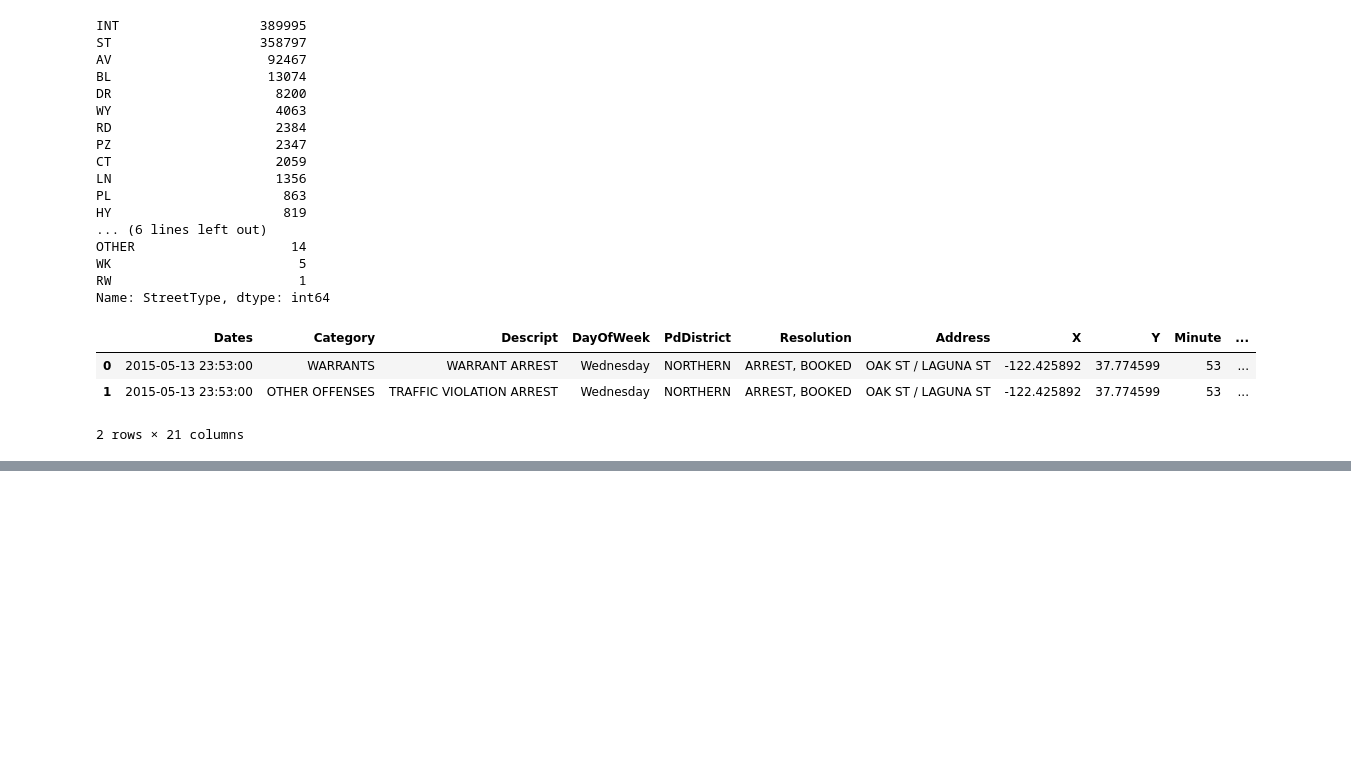
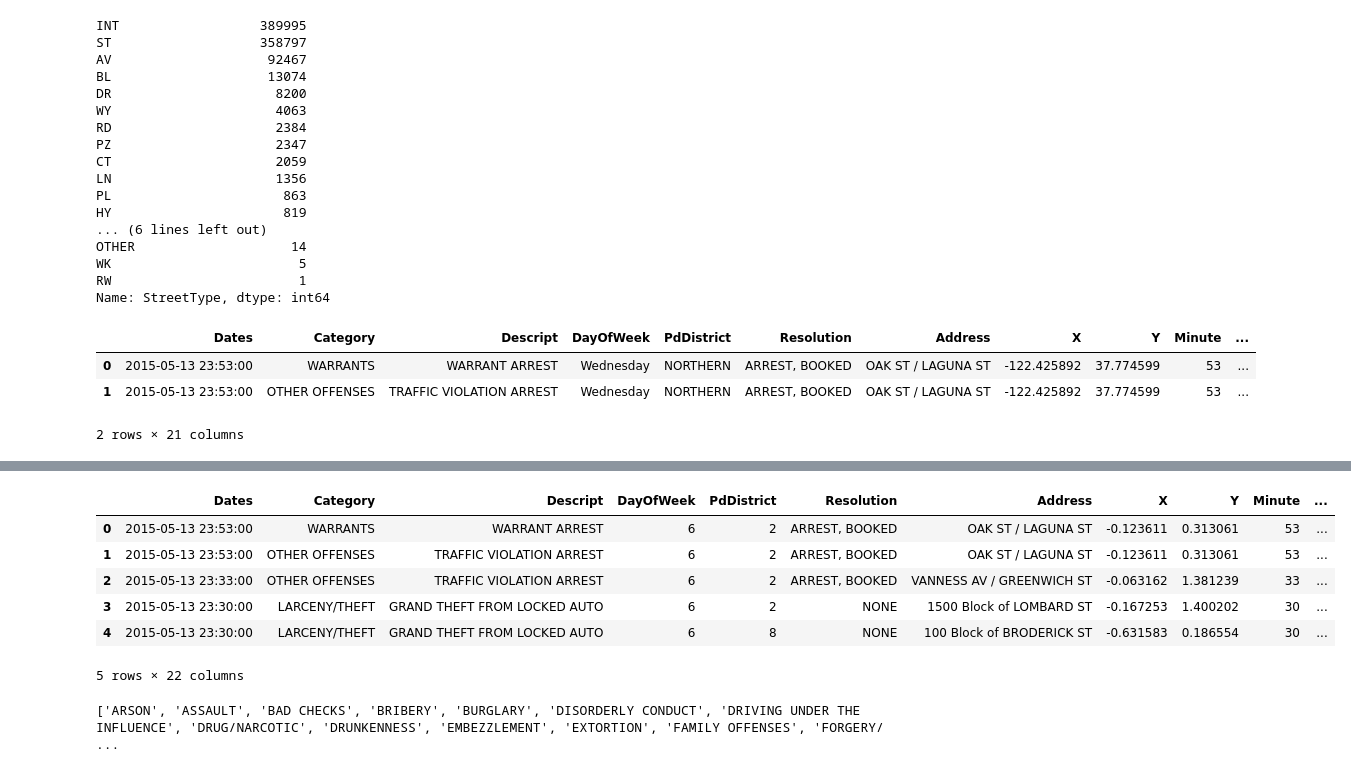
Before and after one commit to MLSS-bigdataproject/Machine-Learning-with-Spark-Streaming, a Jupyter notebook: project.ipynb, the cells around one changed output, grey strips where cells are left out. Saved outputs shown, nothing was run; the diff lists cells and outputs as text; code cells hidden in the pictures; blank space fills up the shorter version.

```diff
--- a/project.ipynb
+++ b/project.ipynb
@@ -680,0 +784,28 @@ train.head(2)
+# %%
+train['Holiday'].replace(False, 0, inplace=True)
+train['Holiday'].replace(True, 1, inplace=True)
+test['Holiday'].replace(False, 0, inplace=True)
+test['Holiday'].replace(True, 1, inplace=True)
+
+train['Holiday'] = train['Holiday'].astype('uint8')
+train['Holiday'] = train['Holiday'].astype('uint8')
+# %%
+train.head(5)
+# %% [output]
+|  | Dates | Category | Descript | DayOfWeek | PdDistrict | Resolution | Address | X | Y | Minute | ... |
+| 0 | 2015-05-13 23:53:00 | WARRANTS | WARRANT ARREST | 6 | 2 | ARREST, BOOKED | OAK ST / LAGUNA ST | -0.123611 | 0.313061 | 53 | ... |
+| 1 | 2015-05-13 23:53:00 | OTHER OFFENSES | TRAFFIC VIOLATION ARREST | 6 | 2 | ARREST, BOOKED | OAK ST / LAGUNA ST | -0.123611 | 0.313061 | 53 | ... |
+| 2 | 2015-05-13 23:33:00 | OTHER OFFENSES | TRAFFIC VIOLATION ARREST | 6 | 2 | ARREST, BOOKED | VANNESS AV / GREENWICH ST | -0.063162 | 1.381239 | 33 | ... |
+| 3 | 2015-05-13 23:30:00 | LARCENY/THEFT | GRAND THEFT FROM LOCKED AUTO | 6 | 2 | NONE | 1500 Block of LOMBARD ST | -0.167253 | 1.400202 | 30 | ... |
+| 4 | 2015-05-13 23:30:00 | LARCENY/THEFT | GRAND THEFT FROM LOCKED AUTO | 6 | 8 | NONE | 100 Block of BRODERICK ST | -0.631583 | 0.186554 | 30 | ... |
+5 rows × 22 columns
+# %%
+data = [train]
+
+for dataset in data:
+    cat_le = LabelEncoder()
+    cat_le.fit(dataset['Category'].unique())
+    print(list(cat_le.classes_))
+    dataset['Category']=cat_le.transform(dataset['Category'])
+# %% [output]
+['ARSON', 'ASSAULT', 'BAD CHECKS', 'BRIBERY', 'BURGLARY', 'DISORDERLY CONDUCT', 'DRIVING UNDER THE INFLUENCE', 'DRUG/NARCOTIC', 'DRUNKENNESS', 'EMBEZZLEMENT', 'EXTORTION', 'FAMILY OFFENSES', 'FORGERY/ ...
```
Also changed, not shown: parts of 44 cells of this notebook.
